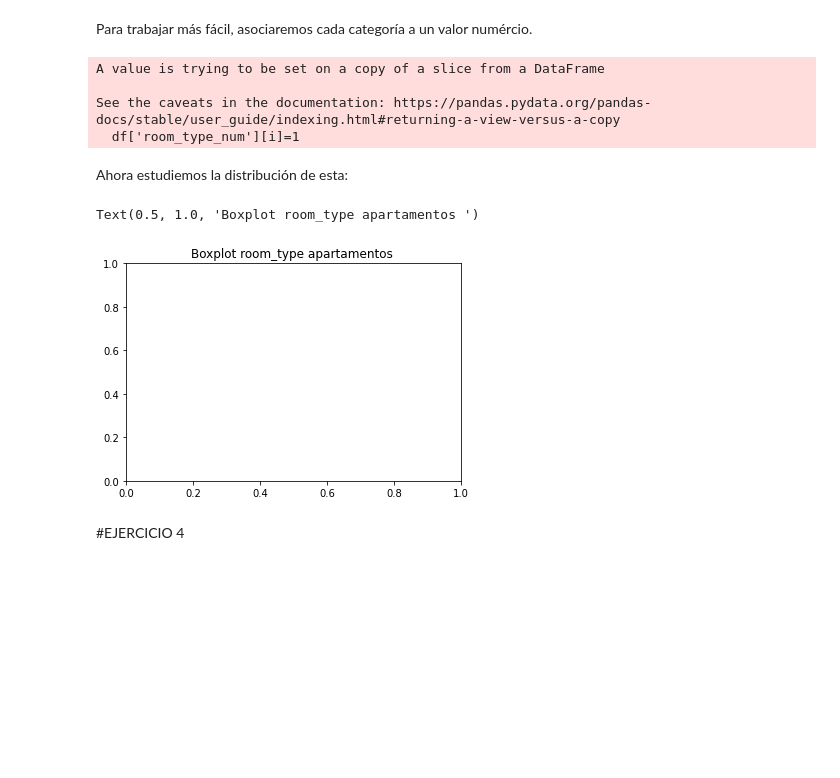
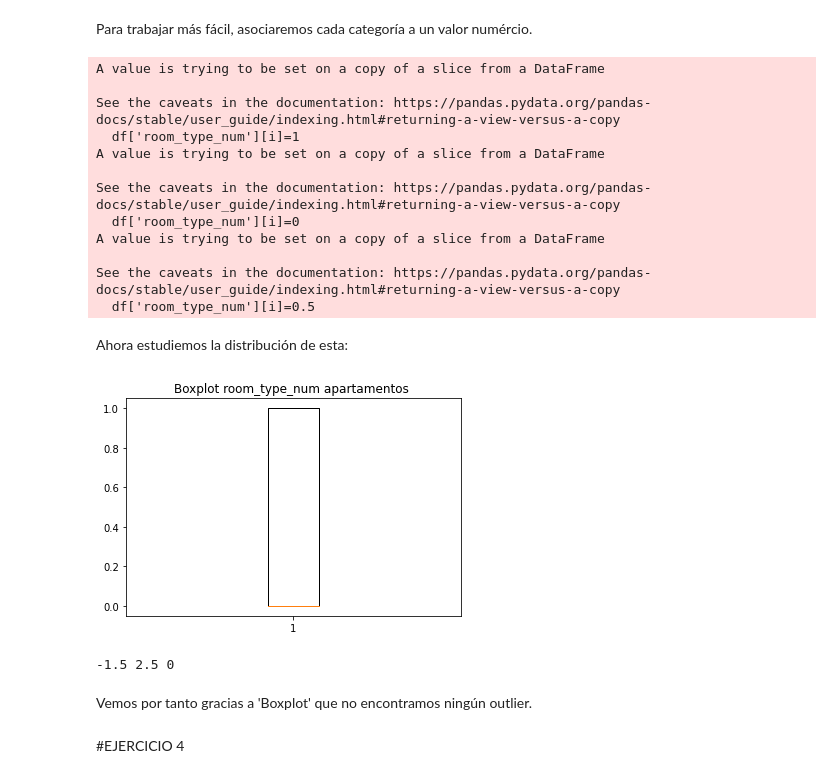
Before and after one commit to amayasarasacolina/MineriaL1P1, a Jupyter notebook: L1P1.ipynb, the cells around one changed output. Cells and saved outputs as stored; diff of their text form; code cells hidden in the pictures; blank space fills up the shorter version.

```diff
--- a/L1P1.ipynb
+++ b/L1P1.ipynb
@@ -721,22 +722,43 @@ for i in range(filas):
     df['room_type_num'][i]=0
   elif df['room_type'][i]=='Private room':
     df['room_type_num'][i]=1
+  else:
+    df['room_type_num'][i]=0.5
 # %% [output]
 A value is trying to be set on a copy of a slice from a DataFrame
 
 See the caveats in the documentation: https://pandas.pydata.org/pandas-docs/stable/user_guide/indexing.html#returning-a-view-versus-a-copy
   df['room_type_num'][i]=1
+A value is trying to be set on a copy of a slice from a DataFrame
+
+See the caveats in the documentation: https://pandas.pydata.org/pandas-docs/stable/user_guide/indexing.html#returning-a-view-versus-a-copy
+  df['room_type_num'][i]=0
+A value is trying to be set on a copy of a slice from a DataFrame
+
+See the caveats in the documentation: https://pandas.pydata.org/pandas-docs/stable/user_guide/indexing.html#returning-a-view-versus-a-copy
+  df['room_type_num'][i]=0.5
 # %% [markdown]
 Ahora estudiemos la distribución de esta:
 # %%
 import matplotlib.pyplot as plt
-boxplot_room_type=df['room_type']
-plt.boxplot(boxplot_room_type)
-plt.title('Boxplot room_type apartamentos ')
+boxplot_room_type_num=df['room_type_num']
+plt.boxplot(boxplot_room_type_num)
+plt.title('Boxplot room_type_num apartamentos ')
 plt.show()
 # %% [output]
-Text(0.5, 1.0, 'Boxplot room_type apartamentos ')
-[figure, old version]
+[figure, new version]
+# %%
+from matplotlib.cbook import boxplot_stats
+stats = boxplot_stats(boxplot_room_type_num)
+stats = stats[0]
+outliers = stats['fliers']
+min = stats['q1']-1.5*stats['iqr']
+max = stats['q3']+1.5*stats['iqr']
+print(min, max, len(outliers))
+# %% [output]
+-1.5 2.5 0
+# %% [markdown]
+Vemos por tanto gracias a 'Boxplot' que no encontramos ningún outlier.
 # %% [markdown]
 #EJERCICIO 4
 # %% [markdown]
```
Also changed, not shown: parts of 3 cells of this notebook.
